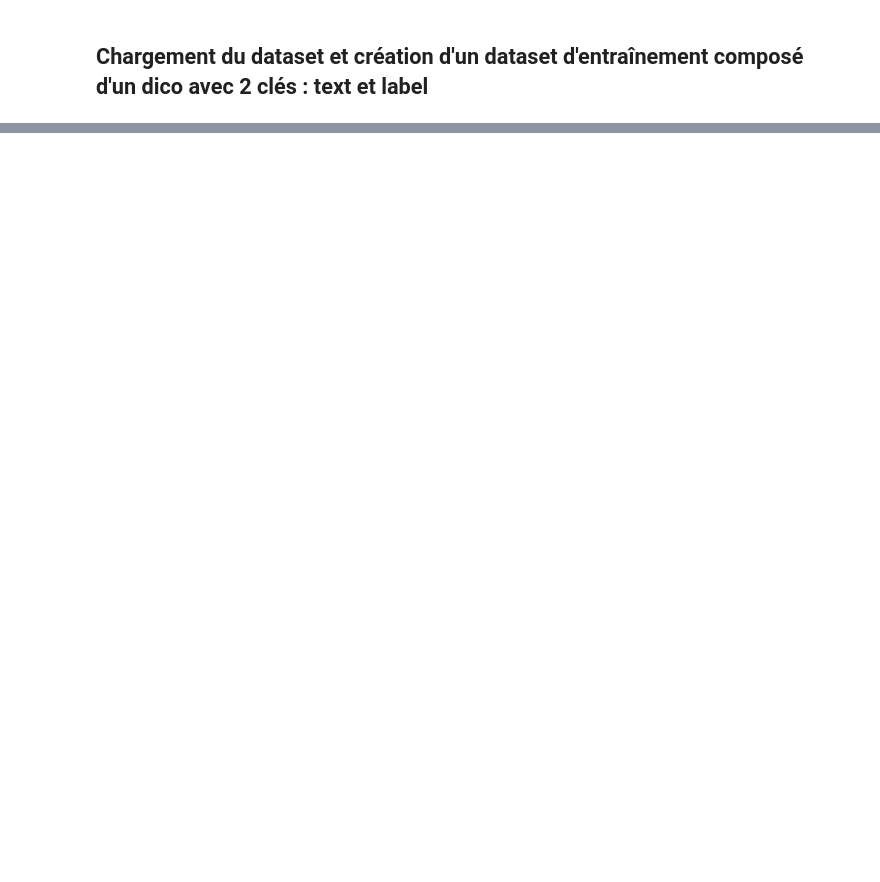
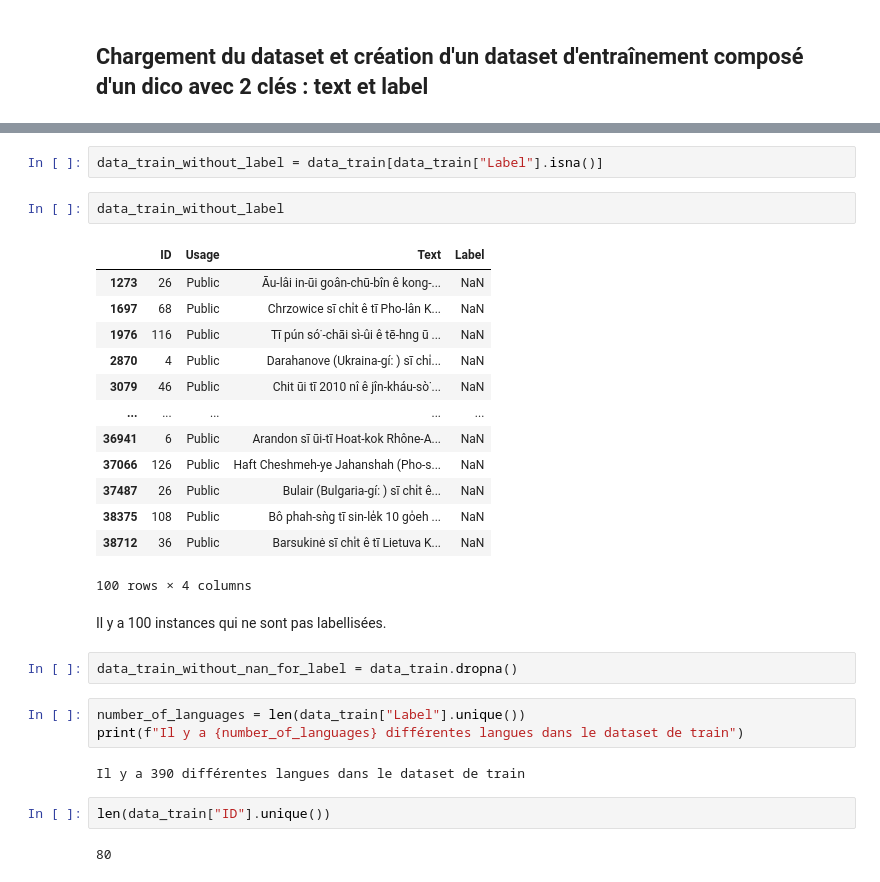
Before and after one commit to paullebolloch/kaggle_nlp, a Jupyter notebook: version_hippo.ipynb, the cells around one changed output, grey strips where cells are left out. Cells and saved outputs as stored; diff of their text form; blank space fills up the shorter version.

Commit message:
adaptation au nouveau dataset

```diff
--- a/version_hippo.ipynb
+++ b/version_hippo.ipynb
@@ -237,0 +29,31 @@ Entertainment       0.00      0.00      0.00        97
+# %%
+data_train_without_label = data_train[data_train["Label"].isna()]
+# %%
+data_train_without_label
+# %% [output]
+|  | ID | Usage | Text | Label |
+| 1273 | 26 | Public | Āu-lâi in-ūi goân-chū-bîn ê kong-... | NaN |
+| 1697 | 68 | Public | Chrzowice sī chi̍t ê tī Pho-lân K... | NaN |
+| 1976 | 116 | Public | Tī pún só͘-chāi sì-ûi ê tē-hng ū ... | NaN |
+| 2870 | 4 | Public | Darahanove (Ukraina-gí: ) sī chi̍... | NaN |
+| 3079 | 46 | Public | Chit ūi tī 2010 nî ê jîn-kháu-sò͘... | NaN |
+| ... | ... | ... | ... | ... |
+| 36941 | 6 | Public | Arandon sī ūi-tī Hoat-kok Rhône-A... | NaN |
+| 37066 | 126 | Public | Haft Cheshmeh-ye Jahanshah (Pho-s... | NaN |
+| 37487 | 26 | Public | Bulair (Bulgaria-gí: ) sī chi̍t ê... | NaN |
+| 38375 | 108 | Public | Bô phah-sǹg tī sin-le̍k 10 go̍eh ... | NaN |
+| 38712 | 36 | Public | Barsukinė sī chi̍t ê tī Lietuva K... | NaN |
+100 rows × 4 columns
+# %% [markdown]
+Il y a 100 instances qui ne sont pas labellisées.
+# %%
+data_train_without_nan_for_label = data_train.dropna()
+# %%
+number_of_languages = len(data_train["Label"].unique())
+print(f"Il y a {number_of_languages} différentes langues dans le dataset de train")
+# %% [output]
+Il y a 390 différentes langues dans le dataset de train
+# %%
+len(data_train["ID"].unique())
+# %% [output]
+80
```
Also changed, not shown: parts of 42 cells of this notebook.
